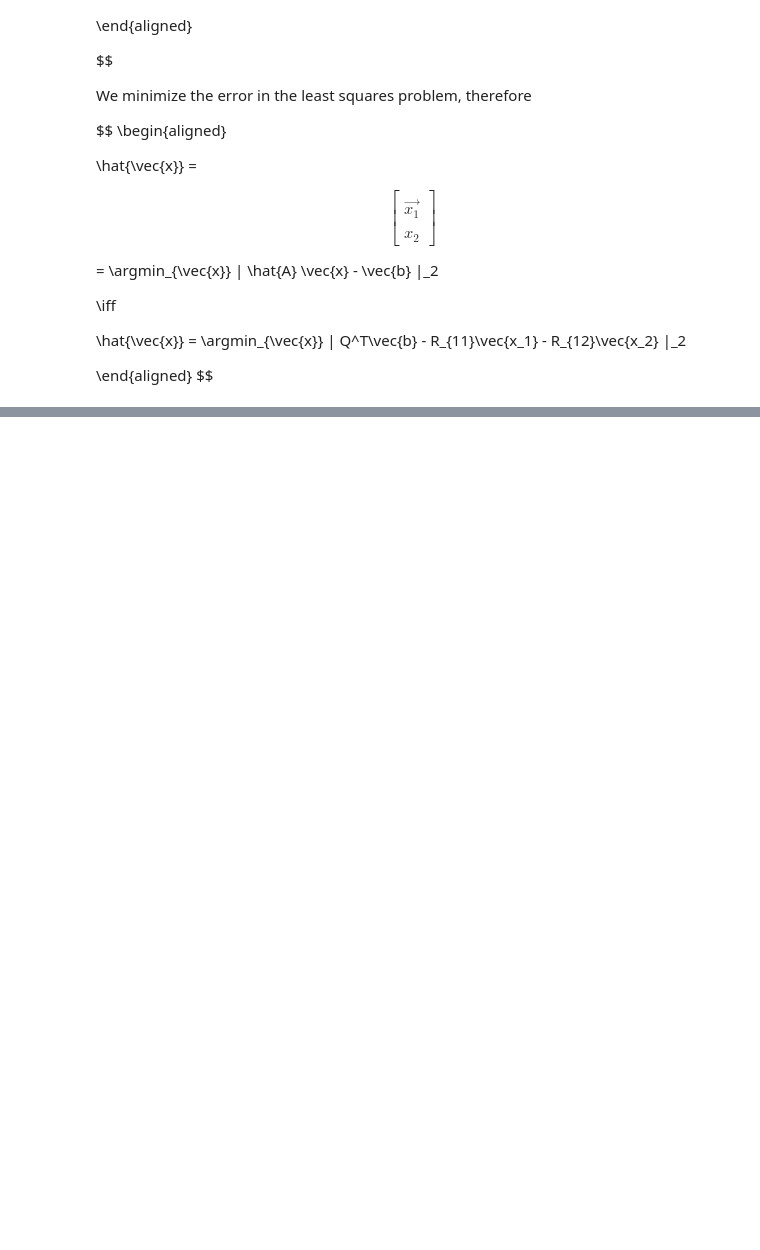
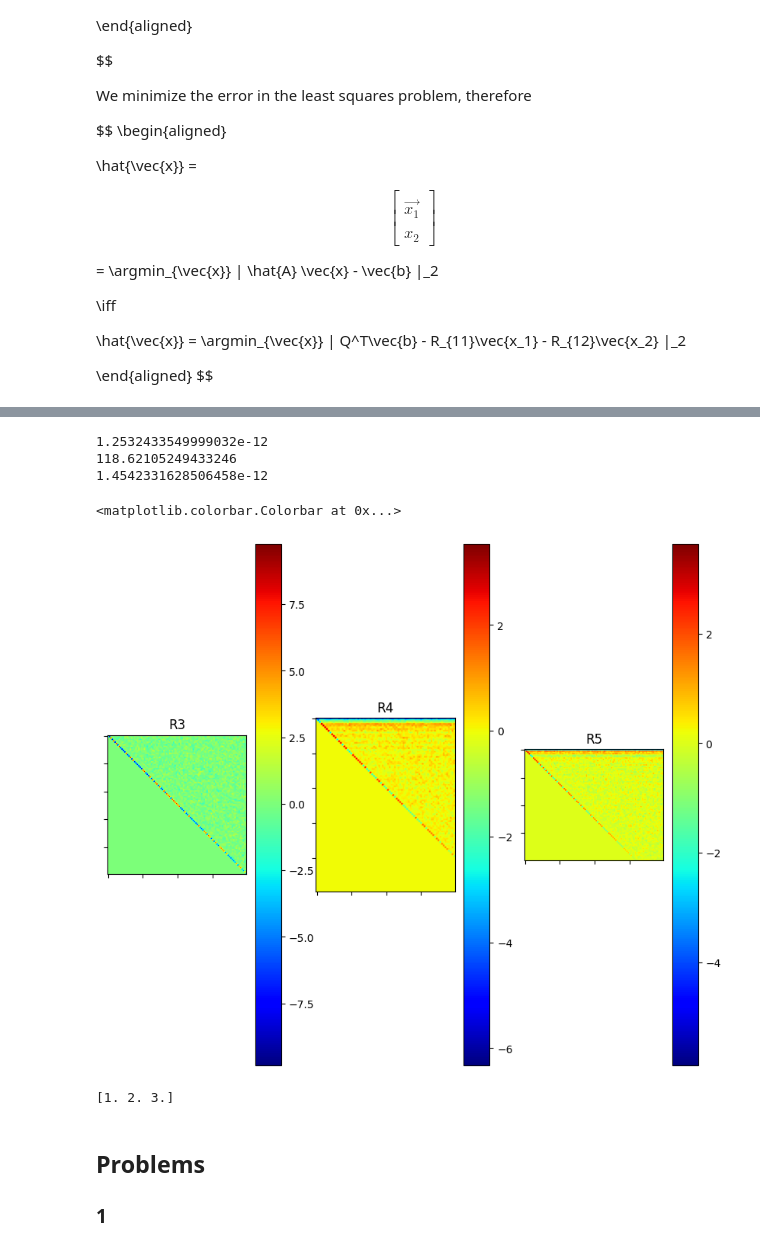
Before and after one commit to ajumpa/NumericalAlgorithms, a Jupyter notebook: QRFact/QRFact.ipynb, the cells around one changed output, grey strips where cells are left out. Cells and saved outputs as stored; diff of their text form; code cells hidden in the pictures; blank space fills up the shorter version.

```diff
--- a/QRFact/QRFact.ipynb
+++ b/QRFact/QRFact.ipynb
@@ -247,0 +259,63 @@ plt.colorbar(axis[4].imshow(R5, cmap='jet'), ax=axis[4])
+# %%
+b = np.arange(0,100)
+b_1 = np.arange(0, 80)
+
+A_pd = nla.create_pd_matrix(100, v_range=[0.1,10])
+R3, P3, H3 = QRFactorize(A_pd)
+
+x = least_squares_solve(A_pd, b)
+b_rec = A_pd@x
+error = np.linalg.norm(b - b_rec)
+print(error)
+
+A_rand = np.random.rand(100, 80)
+R4, P4, H4 = QRFactorize(A_rand)
+
+x = least_squares_solve(A_rand, b)
+b_rec = A_rand@x
+error = np.linalg.norm(b - b_rec)
+print(error)
+
+A_rand2 = np.random.rand(80, 100)
+R5, P5, H5 = QRFactorize(A_rand2)
+
+x = least_squares_solve(A_rand2, b_1)
+b1_rec = A_rand2@x
+error = np.linalg.norm(b_1 - b1_rec)
+print(error)
+
+figure, axis = plt.subplots(1, 3, figsize=(10,10))
+
+axis[0].set_title("R3")
+axis[0].set_xticklabels([])
+axis[0].set_yticklabels([])
+plt.colorbar(axis[0].imshow(R3, cmap='jet'), ax=axis[0])
+
+axis[1].set_title("R4")
+axis[1].set_xticklabels([])
+axis[1].set_yticklabels([])
+plt.colorbar(axis[1].imshow(R4, cmap='jet'), ax=axis[1])
+
+axis[2].set_title("R5")
+axis[2].set_xticklabels([])
+axis[2].set_yticklabels([])
+plt.colorbar(axis[2].imshow(R5, cmap='jet'), ax=axis[2])
+# %% [output]
+1.2532433549999032e-12
+118.62105249433246
+1.4542331628506458e-12
+<matplotlib.colorbar.Colorbar at 0x...>
+[figure, added]
+# %%
+# Example usage:
+A = np.array([[5, -2, 2], [4, -3, 4], [4, -6, 7]], dtype=float)
+b = np.array([1, 2, 3], dtype=float)
+x = least_squares_solve(A, b)
+
+print(A@x)
+# %% [output]
+[1. 2. 3.]
+# %% [markdown]
+## Problems
+
+### 1
```
Also changed, not shown: parts of 13 cells of this notebook, 7 other files.
